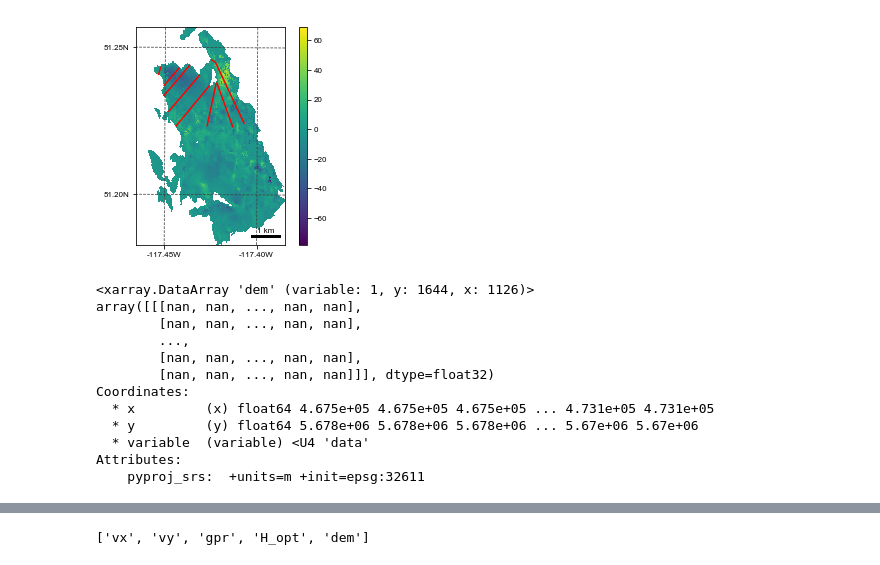
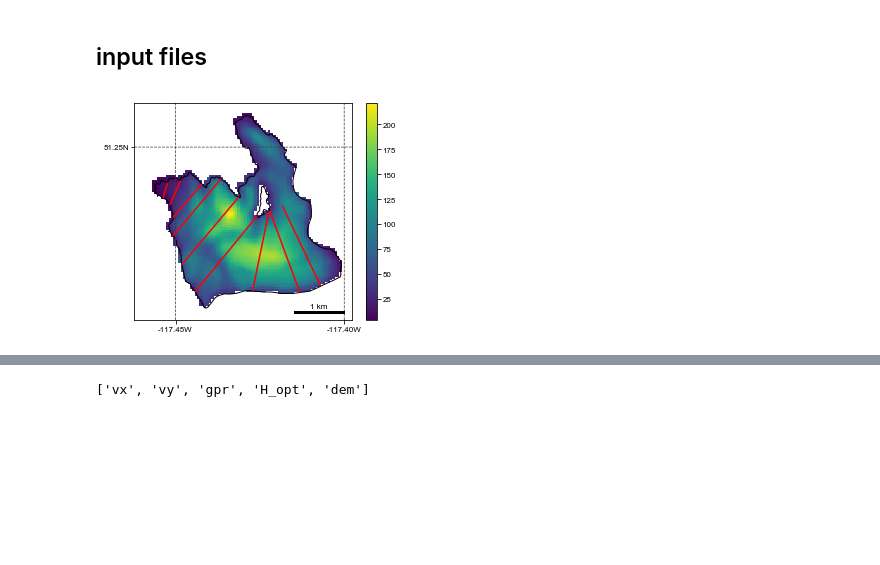
Before and after one commit to bpelto/ice_dynamics, a Jupyter notebook: flux_gate_velocity-Illecillewaet.ipynb, the cells around one changed output, grey strips where cells are left out. Cells and saved outputs as stored; diff of their text form; code cells hidden in the pictures; blank space fills up the shorter version.

Commit message:
import NC opt thick

```diff
--- a/flux_gate_velocity-Illecillewaet.ipynb
+++ b/flux_gate_velocity-Illecillewaet.ipynb
@@ -27,5 +18,27 @@ path = '/home/pelto/Desktop/lidar_cbt_analysis/illecillewaet/'
+# %% [markdown]
+## input files
 # %%
+# season
+balance = 'bw'  # bw or ba (winter or annual)
+rho_snow = 470. # 470 kg m-3 geodetic or 457 glaciological, or...take given years obs. value
+year = 2017
+
+fl_path = '/home/pelto/Desktop/ice_flux/Illecillewaet/'
+gpr_path = '/home/pelto/GIS/GPR/ComparisonData/Illec/'
+path = '/home/pelto/Desktop/lidar_cbt_analysis/illecillewaet/'
+vdir ='img1_20160912__img1_20170917_vmap_5m_35px_spm2/'
+vdir1 = '/home/pelto/Desktop/velocity_mapping/illec/spm2/' + vdir
+
+topo = '/home/pelto/Desktop/lidar_cbt_analysis/illecillewaet/160912_illecillewaet_dem1_clip_master.tif'
+dh_r = path+ 'illecillewaet_2017_winter_dh_dt_dat1.tif' #'illecillewaet_2017_2016_dh_dt.tif'
+
+pts_file = fl_path + 'Illec_flux_gates_16_pts_20m.shp'  ##must be WGS84 currently
 gates = 'Illec_flux_gates_16.shp'
+shpf = '/home/pelto/GIS/outlines/Illec2016.shp'   #GLIMS_BC/glims_all/all_glaciers_2016.shp'
+bins=fl_path+'illec_flux_bins.shp'
+
+obs = pd.read_csv(fl_path+ 'illec_bdot.csv')
+rho = pd.read_csv(fl_path + 'illec_bins_17.csv')  ## rho
 
 # open GeoTIFF as array
 #    msk='conrad_2016_ice_msk_5m_glacieronly.tif'
@@ -40,10 +53,7 @@ gpr = salem.open_xr_dataset(fl_path + 'gpr_outline_50_100m_5m.tif') #'gpr_outlin
 H_opt = salem.open_xr_dataset(fl_path + 'Illecillewaet101sw_MAE_optimized.tif') #'Conrad101sw_MAE_optimized.nc'
 #     pts = salem.read_shapefile(fl_path+pts)
 gates = salem.read_shapefile(fl_path+gates)
-# msk[msk == 0.0] = 2.0
-# msk[msk == 1.0] = np.nan
-# pts_ras = pts_ras.to_array()
-# ptsID = ptsID.to_array()
+
 vx = vx.to_array(name='vx')
 # np.shape(vx[0]) remove index 1 i.e.: 1,2000,3000
 vy = vy.to_array(name='vy')
@@ -53,54 +63,38 @@ H_opt_reproj = vx.salem.transform(H_opt)
 H_opt = H_opt_reproj.to_array(name='H_opt')
 
 
-# ptsID.data[ptsID.data<-1000] = np.nan
-# pts_ras.data[pts_ras.data<-1000] = np.nan
 gpr.data[gpr.data<0] = np.nan
 gpr.data[gpr.data==1.000] == 0.0   #not having any effect
 vx.data[msk.data==0] = np.nan
 vy.data[msk.data==0] = np.nan
 
-topo = '/home/pelto/Desktop/lidar_cbt_analysis/illecillewaet/160912_illecillewaet_dem1_clip_master.tif'
+
 dem = salem.open_xr_dataset(topo)
 dem_reproj = vx.salem.transform(dem)
 dem = dem_reproj.to_array(name='dem')
 dem.data[dem.data<1] = np.nan
 
 # H_opt_reproj=vx.salem.transform(H_opt)
 # H_opt = H_opt_reproj.to_array(name='H_opt')
 
 #     # map extent
-# grid = mercator_grid(center_ll=(-116.94, 50.80), extent=(10000, 9000)) ##zoomed out view
-grid = vx.salem.grid  ##full view
+grid = mercator_grid(center_ll=(-117.43, 51.238), extent=(4500, 4500)) ##zoomed out view
+# grid = vx.salem.grid  ##full view
 sm = Map(grid, countries=False)
 sm.set_lonlat_contours(interval=0)
 sm.set_scale_bar()
-sm.set_data(vx)
+sm.set_data(H_opt) #, label='m')
 
 #      Change the lon-lat countour setting
 sm.set_lonlat_contours(add_ytick_labels=True, interval=0.05, linewidths=0.75, linestyles='--', colors='0.25')
 
 
-shpf = '/home/pelto/Desktop/lidar_cbt_analysis/conrad/Conrad/conrad_all_glaciers_2014.shp'
+
 gdf = salem.read_shapefile(shpf)
 sm.set_shapefile(gdf, linewidth=1)
 sm.set_shapefile(gates, linewidth=1.5, color='r')
 sm.visualize()
+plt.savefig(fl_path+ 'products/'+ 'illec_thickness_gates.png', dpi=300)
 plt.show()
 # %% [output]
-[figure, old version]
+[figure, new version]
-# %%
-dem
-# %% [output]
-<xarray.DataArray 'dem' (variable: 1, y: 1644, x: 1126)>
-array([[[nan, nan, ..., nan, nan],
-        [nan, nan, ..., nan, nan],
-        ...,
-        [nan, nan, ..., nan, nan],
-        [nan, nan, ..., nan, nan]]], dtype=float32)
-Coordinates:
-  * x         (x) float64 4.675e+05 4.675e+05 4.675e+05 ... 4.731e+05 4.731e+05
-  * y         (y) float64 5.678e+06 5.678e+06 5.678e+06 ... 5.67e+06 5.67e+06
-  * variable  (variable) <U4 'data'
-Attributes:
-    pyproj_srs:  +units=m +init=epsg:32611
```
Also changed, not shown: parts of 36 cells of this notebook.
